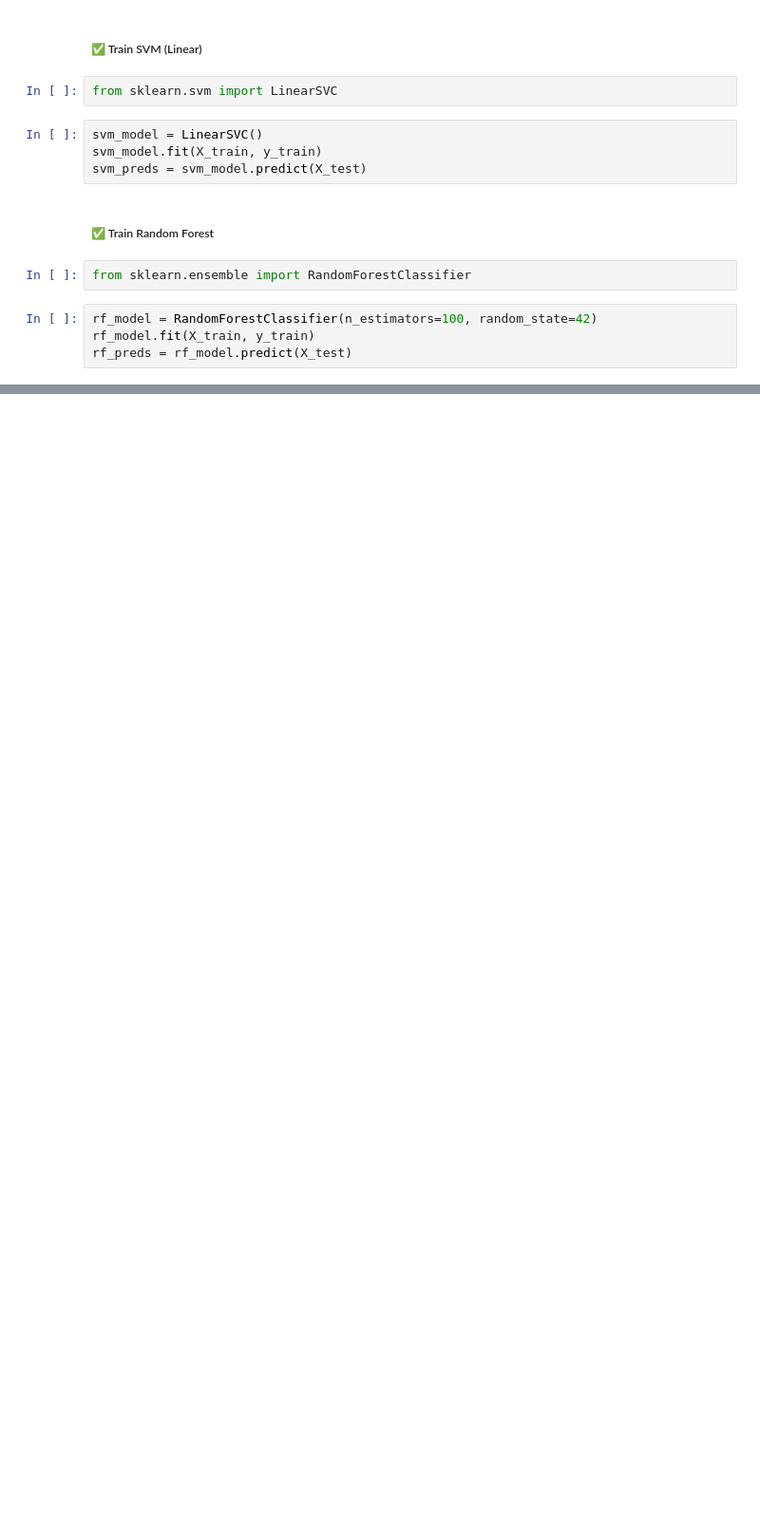
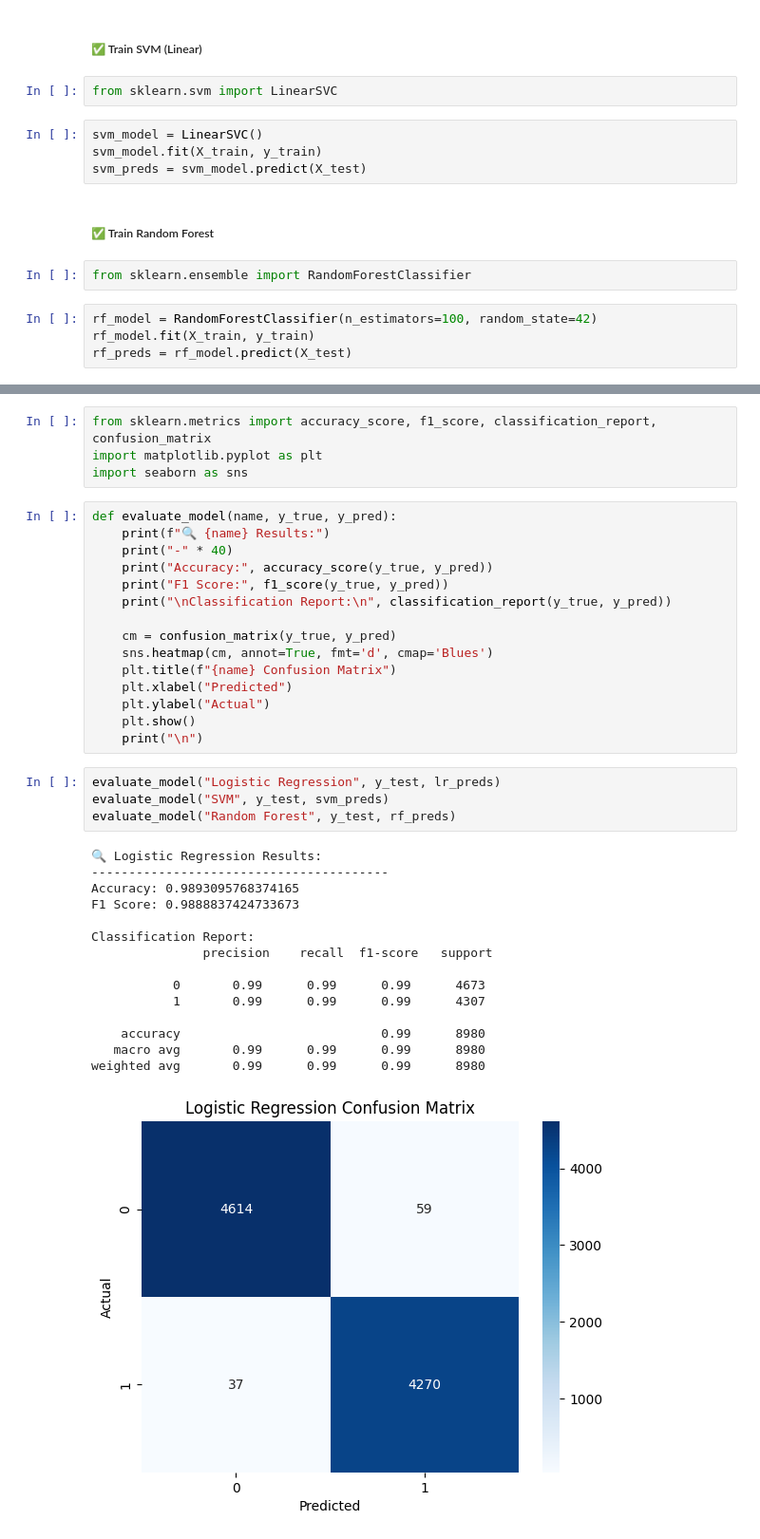
Before and after one commit to x50MANSOUR50x/Fake-News-Detection, a Jupyter notebook: Fake_news_detection.ipynb, the cells around one changed output, grey strips where cells are left out. Shown at 95% size. Cells and saved outputs as stored; diff of their text form; blank space fills up the shorter version.

Commit message:
Models Evaluation

```diff
--- a/Fake_news_detection.ipynb
+++ b/Fake_news_detection.ipynb
@@ -142,0 +145,39 @@ rf_preds = rf_model.predict(X_test)
+# %%
+from sklearn.metrics import accuracy_score, f1_score, classification_report, confusion_matrix
+import matplotlib.pyplot as plt
+import seaborn as sns
+# %%
+def evaluate_model(name, y_true, y_pred):
+    print(f"🔍 {name} Results:")
+    print("-" * 40)
+    print("Accuracy:", accuracy_score(y_true, y_pred))
+    print("F1 Score:", f1_score(y_true, y_pred))
+    print("\nClassification Report:\n", classification_report(y_true, y_pred))
+
+    cm = confusion_matrix(y_true, y_pred)
+    sns.heatmap(cm, annot=True, fmt='d', cmap='Blues')
+    plt.title(f"{name} Confusion Matrix")
+    plt.xlabel("Predicted")
+    plt.ylabel("Actual")
+    plt.show()
+    print("\n")
+# %%
+evaluate_model("Logistic Regression", y_test, lr_preds)
+evaluate_model("SVM", y_test, svm_preds)
+evaluate_model("Random Forest", y_test, rf_preds)
+# %% [output]
+🔍 Logistic Regression Results:
+----------------------------------------
+Accuracy: 0.9893095768374165
+F1 Score: 0.9888837424733673
+
+Classification Report:
+               precision    recall  f1-score   support
+
+           0       0.99      0.99      0.99      4673
+           1       0.99      0.99      0.99      4307
+
+    accuracy                           0.99      8980
+   macro avg       0.99      0.99      0.99      8980
+weighted avg       0.99      0.99      0.99      8980
+[figure, added]
```
Also changed, not shown: parts of 2 cells of this notebook.
